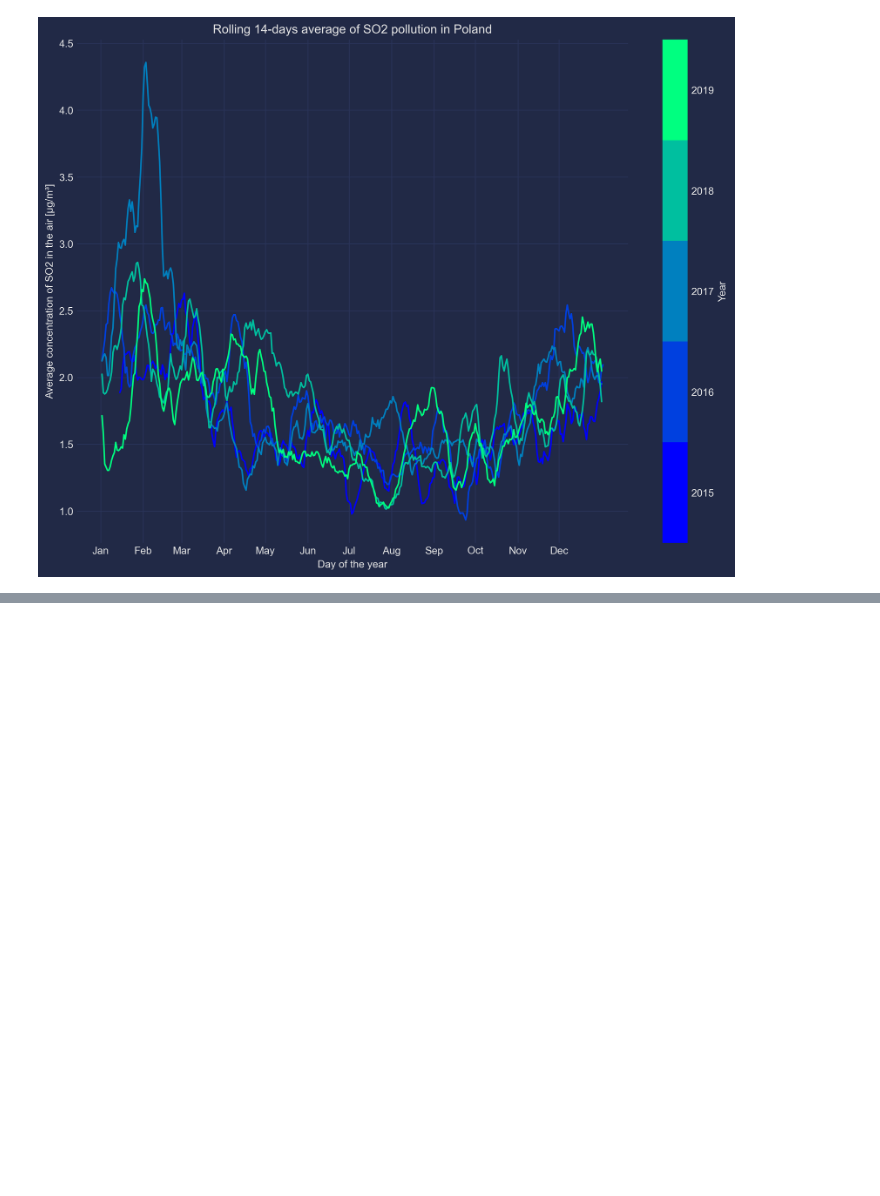
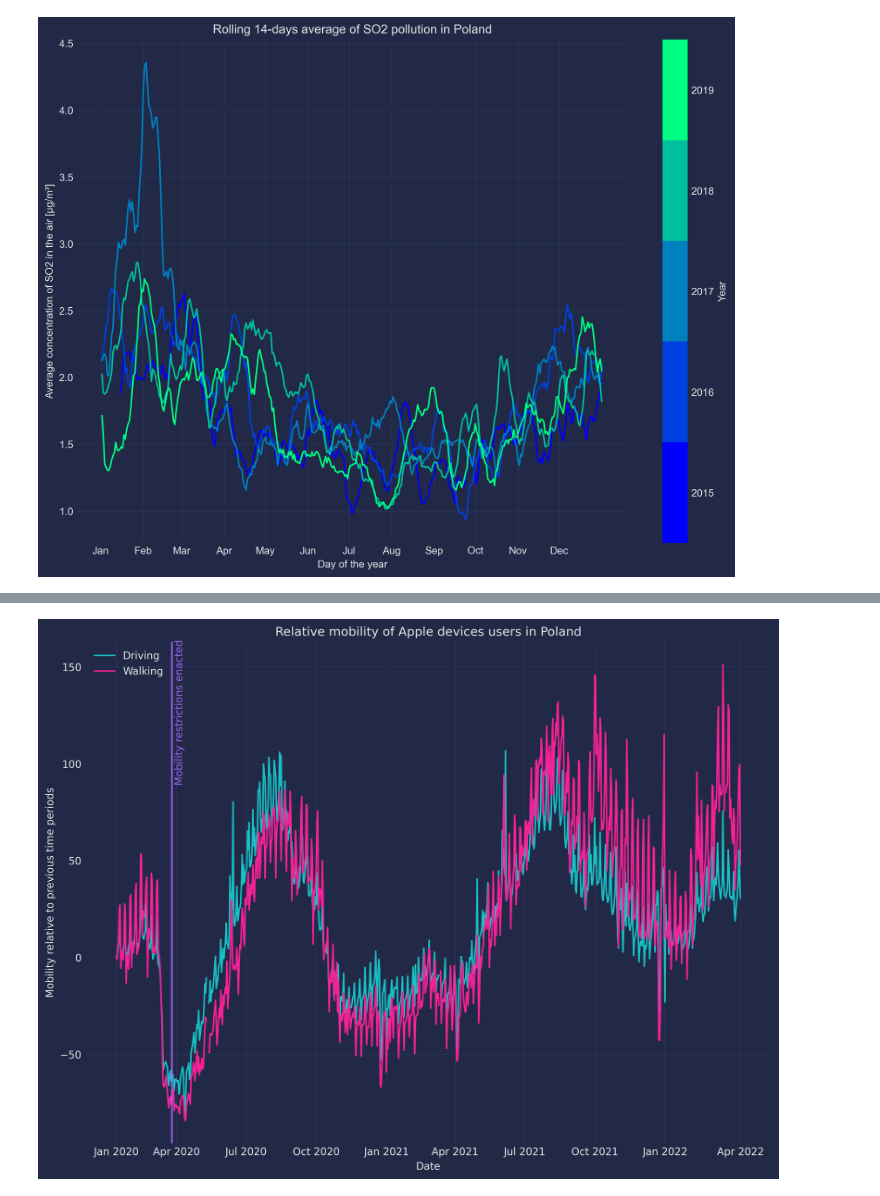
Before and after one commit to DominikRafacz/polish-air-quality-data-analysis, a Jupyter notebook: mock_plots.ipynb, the cells around one changed output, grey strips where cells are left out. Cells and saved outputs as stored; diff of their text form; code cells hidden in the pictures; blank space fills up the shorter version.

```diff
--- a/mock_plots.ipynb
+++ b/mock_plots.ipynb
@@ -90,0 +109,7 @@ with plt.style.context(style_url):
+# %%
+df_mobility = pd.read_csv("data/mobility_trend_2022_04_10.csv")
+df_mobility_Poland = df_mobility[df_mobility.region=="Poland"]
+df_mobility_Poland = df_mobility_Poland.T
+df_mobility_Poland = df_mobility_Poland.iloc[6:]-100 # set the 100 as the baseline, and convert data relative to it
+df_mobility_Poland = df_mobility_Poland.reset_index() # reset index
+df_mobility_Poland.columns = ["Date","Driving","Walking"] # rename column
@@ -90,0 +132,31 @@ with plt.style.context(style_url):
+# %%
+dates = ['2020-01-13','2020-04-01','2020-07-01','2020-10-01',
+         '2021-01-01','2021-04-01','2021-07-01','2021-10-01',
+         '2022-01-01','2022-04-10']
+indices = [None] * 10
+
+for i, date in enumerate(dates):
+    temp_df = df_mobility_Poland[df_mobility_Poland.Date==date]
+    indices[i] = temp_df.index[0]
+
+with plt.style.context(style_url):
+    fig, ax = plt.subplots(figsize=(12, 9), dpi=300)
+    ax.plot(df_mobility_Poland.Date, df_mobility_Poland.Driving)
+    ax.plot(df_mobility_Poland.Date, df_mobility_Poland.Walking)
+
+    ax.axvline(73, color=colors[2])
+    ax.text(76, 90, 'Mobility restrictions enacted', rotation=90, color=colors[2])
+
+    ax.set_title('Relative mobility of Apple devices users in Poland')
+    ax.set_xlabel('Date')
+    ax.set_ylabel('Mobility relative to previous time periods')
+    ax.set_xticks(indices)
+    ax.set_xticklabels(['Jan 2020','Apr 2020','Jul 2020','Oct 2020','Jan 2021',
+                    'Apr 2021','Jul 2021','Oct 2021','Jan 2022',
+                    'Apr 2022'])
+    ax.legend(['Driving', 'Walking'])
+# firstcase["Walking"].plot(marker='o')
+
+plt.show()
+# %% [output]
+[figure, added]
```
Also changed, not shown: parts of 3 cells of this notebook, 1 other file.
